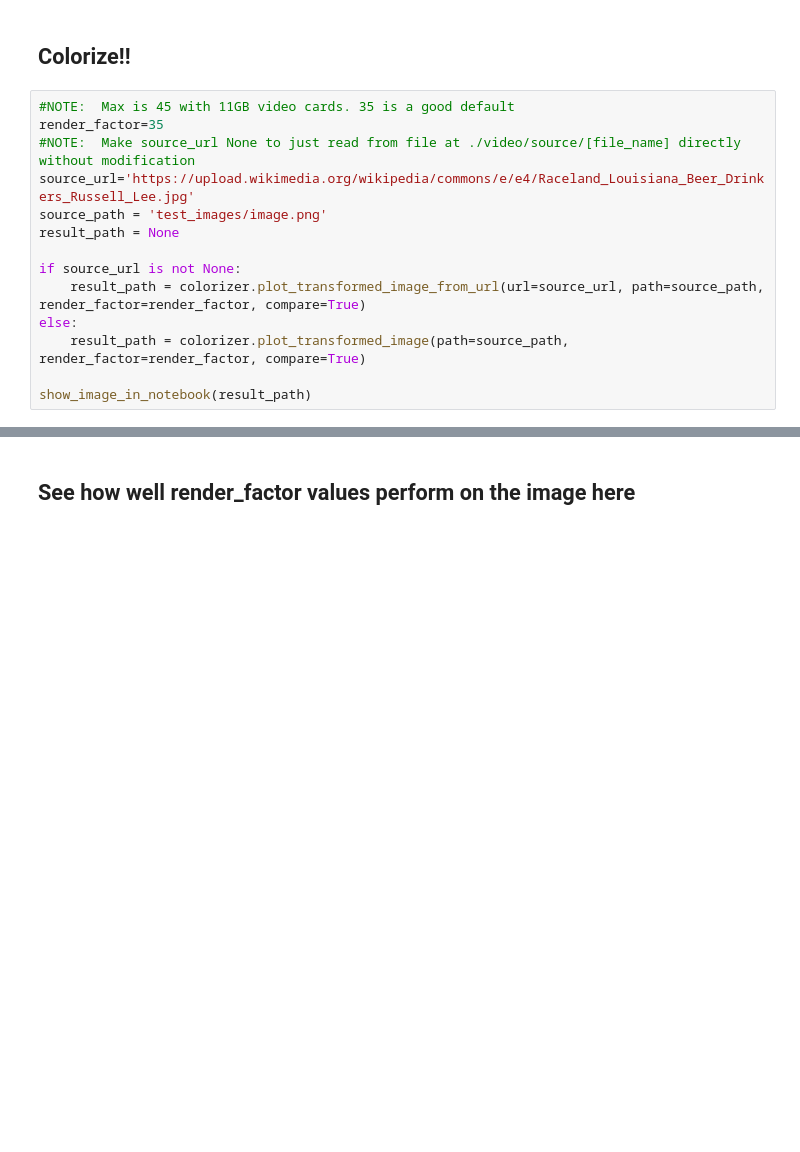
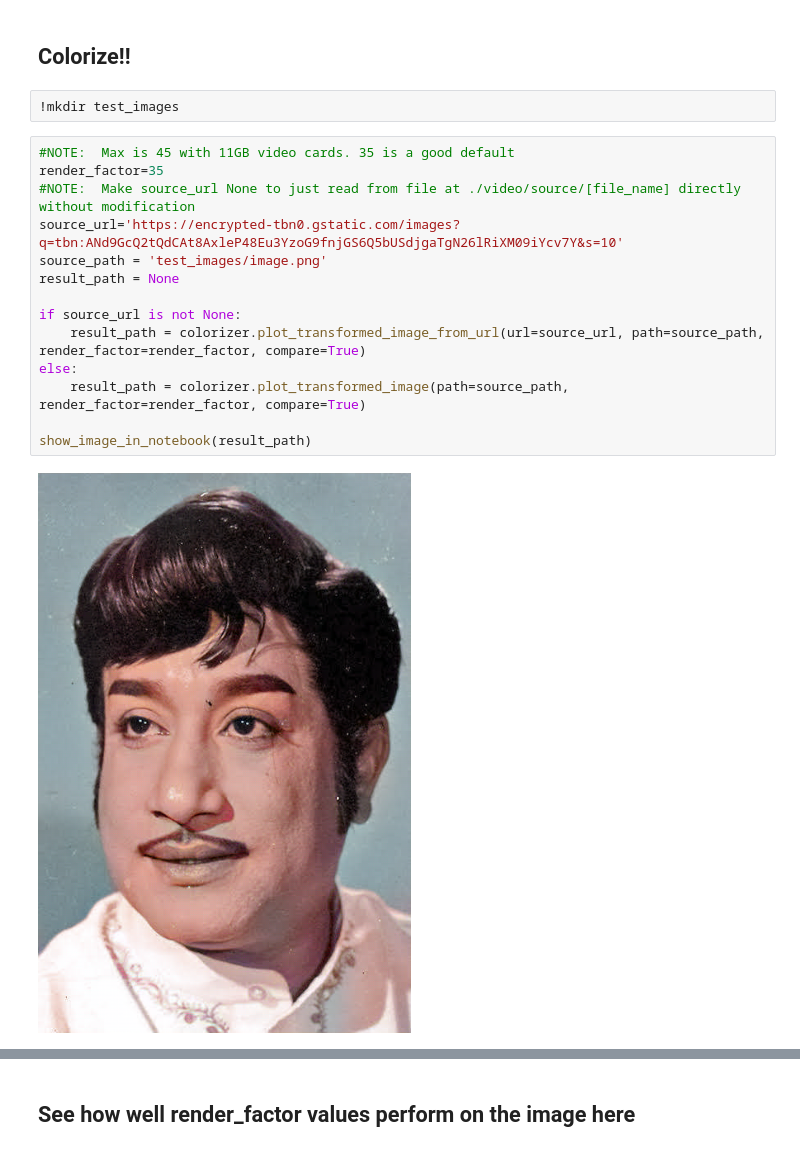
Before and after one commit to Lokesh2003GN/Lokesh2003GN, a Jupyter notebook: ImageColorizer.ipynb, the cells around one changed output, grey strips where cells are left out. Drawn from its saved outputs; the diff is of its cells as text; blank space fills up the shorter version.

```diff
--- a/ImageColorizer.ipynb
+++ b/ImageColorizer.ipynb
@@ -75,17 +126,21 @@ Simply shift+right click on the displayed image and click "Save Image As..."!
 If you get a 'CUDA out of memory' error, you probably have the render_factor too high.  The max is 45 on 11GB video cards.
 # %% [markdown]
 ## Colorize!!
+# %%
+!mkdir test_images
 # %%
 #NOTE:  Max is 45 with 11GB video cards. 35 is a good default
 render_factor=35
 #NOTE:  Make source_url None to just read from file at ./video/source/[file_name] directly without modification
-source_url='https://upload.wikimedia.org/wikipedia/commons/e/e4/Raceland_Louisiana_Beer_Drinkers_Russell_Lee.jpg'
+source_url='https://encrypted-tbn0.gstatic.com/images?q=tbn:ANd9GcQ2tQdCAt8AxleP48Eu3YzoG9fnjGS6Q5bUSdjgaTgN26lRiXM09iYcv7Y&s=10'
 source_path = 'test_images/image.png'
 result_path = None
 
 if source_url is not None:
     result_path = colorizer.plot_transformed_image_from_url(url=source_url, path=source_path, render_factor=render_factor, compare=True)
 else:
     result_path = colorizer.plot_transformed_image(path=source_path, render_factor=render_factor, compare=True)
 
 show_image_in_notebook(result_path)
+# %% [output]
+[figure, added]
```
Also changed, not shown: parts of 9 cells of this notebook.
